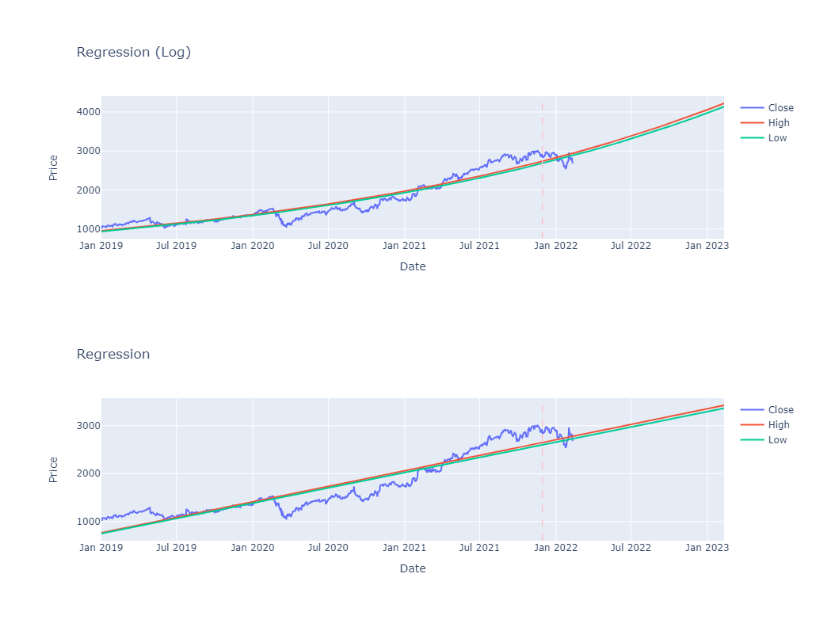
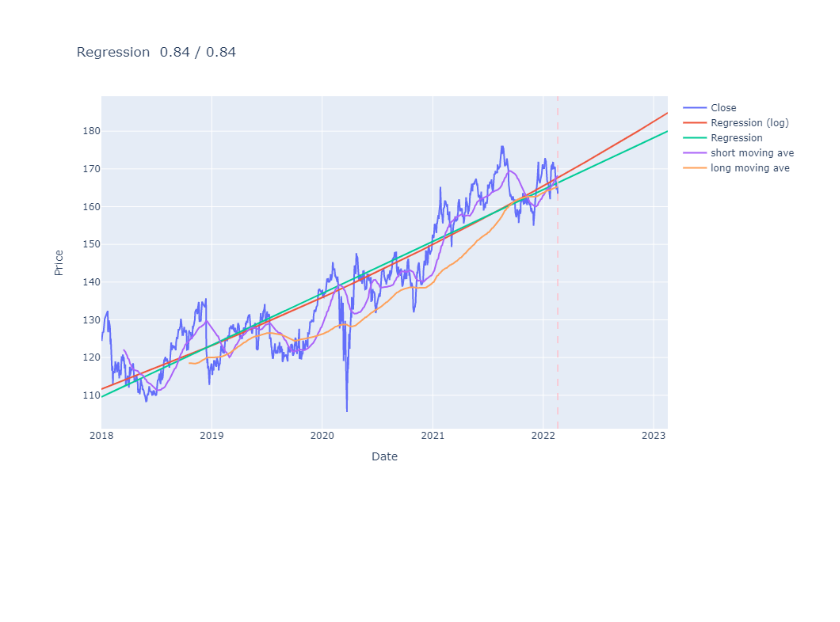
Before and after one commit to shcy1308/Stock-Analysis, a Jupyter notebook: single stock analysis.ipynb, the cells around one changed output. Drawn from its saved outputs; the diff is of its cells as text; code cells hidden in the pictures; blank space fills up the shorter version.

```diff
--- a/single stock analysis.ipynb
+++ b/single stock analysis.ipynb
@@ -9,7 +9,7 @@ from matplotlib import pyplot as plt
 import plotly.graph_objects as go
 # %%
 ################# input ticker ###############
-ticker = "goog"
+ticker = "jnj"
 
 stock = yf.Ticker(ticker)
 # %%
@@ -155,67 +155,65 @@ basic_info
 | recommendationKey | buy |
 # %%
 ############### price range ####################
-stdate = '2019-01-01'
-eddate = '2021-12-01'
 tdy = dt.datetime.today()
+stdate = '2018-01-01'
+eddate = tdy
 #tdy = '2007-01-01'
-preddays = 366
+preddays = 366  # future for prediction
+mapd = (50, 200)  # (short, long) moving average period
 
+# stock prices
 stock = yf.Ticker(ticker)
-skhist_tr = stock.history(start = stdate, end = eddate)
-skhist_te = stock.history(start = stdate, end = tdy)
+skhist_tr = stock.history(start = stdate, end = eddate).dropna()
+skhist_te = stock.history(start = stdate, end = tdy).dropna()
 skhigh_tr = skhist_tr['High']
 sklow_tr = skhist_tr['Low']
 skopen_tr = skhist_tr['Open']
 skclose_tr = skhist_tr['Close']
 skopen_te = skhist_te['Open']
 skclose_te = skhist_te['Close']
+
+# moving average
+mashort = [np.mean(skclose_te[i:i+mapd[0]]) for i in range(len(skclose_te)-mapd[0]+1)]
+malong = [np.mean(skclose_te[i:i+mapd[1]]) for i in range(len(skclose_te)-mapd[1]+1)]
+
 dr_tr = (skclose_tr - skopen_tr)/skclose_tr
 dr_te = (skclose_te - skopen_te)/skclose_te
 dates_tr = skhist_tr.index
 dates_te = skhist_te.index
 
+# create index for regression
 time_tr = np.array((dates_tr - dates_tr[0])/np.timedelta64(1, 'D')).reshape(-1, 1)
 time_te = np.array((dates_te - dates_te[0])/np.timedelta64(1, 'D')).reshape(-1, 1)
 pred_tm = np.array(range(int(time_te[-1])+1, int(time_te[-1])+preddays)).reshape(-1, 1)
 time_pred = np.concatenate((time_te, pred_tm))
 
-tm_tr = [dt.date.fromisoformat(stdate) + dt.timedelta(days = int(time_tr[i])) for i in range(len(time_tr))]
-tm_te = [dt.date.fromisoformat(stdate) + dt.timedelta(days = int(time_te[i])) for i in range(len(time_te))]
+# prediction and moving ave time for plot
 tm_pred = [dt.date.fromisoformat(stdate) + dt.timedelta(days = int(time_pred[i])) for i in range(len(time_pred))]
+tm_mas = dates_te[mapd[0]:]
+tm_mal = dates_te[mapd[1]:]
 
 ## regression on log(price)
-
-reg_high_log = LinearRegression().fit(time_tr, np.log(skhigh_tr))
-pred_high1 = np.exp(reg_high_log.predict(time_pred))
-
-reg_low_log = LinearRegression().fit(time_tr, np.log(sklow_tr))
-pred_low1 = np.exp(reg_low_log.predict(time_pred))
+reg_close_log = LinearRegression().fit(time_tr, np.log(skclose_tr))
+close_score1 = np.round(reg_close_log.score(time_tr, np.log(skclose_tr)), 2)
+pred_close1 = np.exp(reg_close_log.predict(time_pred))
 
 ## regression on price
-reg_high = LinearRegression().fit(time_tr, skhigh_tr)
-pred_high2 = reg_high.predict(time_pred)
-
-reg_low = LinearRegression().fit(time_tr, sklow_tr)
-pred_low2 = reg_low.predict(time_pred)
+reg_close = LinearRegression().fit(time_tr, skclose_tr)
+close_score2 = np.round(reg_close.score(time_tr, skclose_tr), 2)
+pred_close2 = reg_close.predict(time_pred)
 
 ## plots
-fig1 = go.Figure(data = go.Scatter(x = tm_te, y = skclose_te, name = 'Close'))
-fig1.add_trace(go.Scatter(x = tm_pred, y = pred_high1, name = 'High'))
-fig1.add_trace(go.Scatter(x = tm_pred, y = pred_low1, name = 'Low'))
-fig1.add_vline(x = tm_tr[-1], line_width = 1.5, line_dash = 'dash', line_color = 'pink')
-fig1.update_layout(title='Regression (Log)', xaxis_title='Date', yaxis_title='Price')
-fig1.show()
-
-fig2 = go.Figure(data = go.Scatter(x = tm_te, y = skclose_te, name = 'Close'))
-fig2.add_trace(go.Scatter(x = tm_pred, y = pred_high2, name = 'High'))
-fig2.add_trace(go.Scatter(x = tm_pred, y = pred_low2, name = 'Low'))
-fig2.add_vline(x = tm_tr[-1], line_width = 1.5, line_dash = 'dash', line_color = 'pink')
-fig2.update_layout(title='Regression', xaxis_title='Date', yaxis_title='Price')
-fig2.show()
+fig = go.Figure(data = go.Scatter(x = dates_te, y = skclose_te, name = 'Close'))
+fig.add_trace(go.Scatter(x = tm_pred, y = pred_close1, name = 'Regression (log)'))
+fig.add_trace(go.Scatter(x = tm_pred, y = pred_close2, name = 'Regression'))
+fig.add_trace(go.Scatter(x = tm_mas, y = mashort, name = 'short moving ave'))
+fig.add_trace(go.Scatter(x = tm_mal, y = malong, name = 'long moving ave'))
+fig.add_vline(x = dates_tr[-1], line_width = 1.5, line_dash = 'dash', line_color = 'pink')
+fig.update_layout(title='Regression  '+str(close_score1)+' / '+str(close_score2), xaxis_title='Date', yaxis_title='Price', width = 950, height = 600)
+fig.show()
 # %% [output]
-[figure, old version]
+[figure, new version]
-[figure, removed]
 # %%
 ##################### historical PE ratio #####################
 ## eps
```
Also changed, not shown: parts of 8 cells of this notebook.
